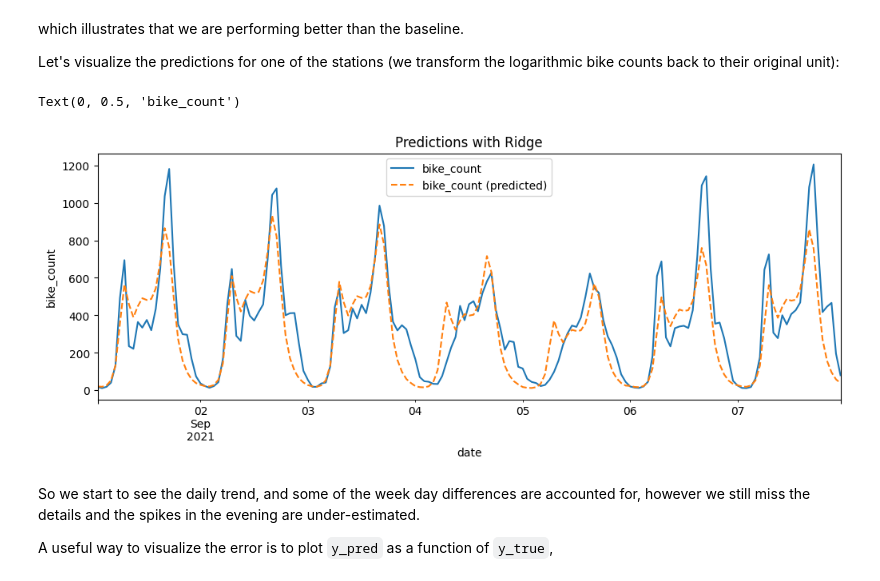
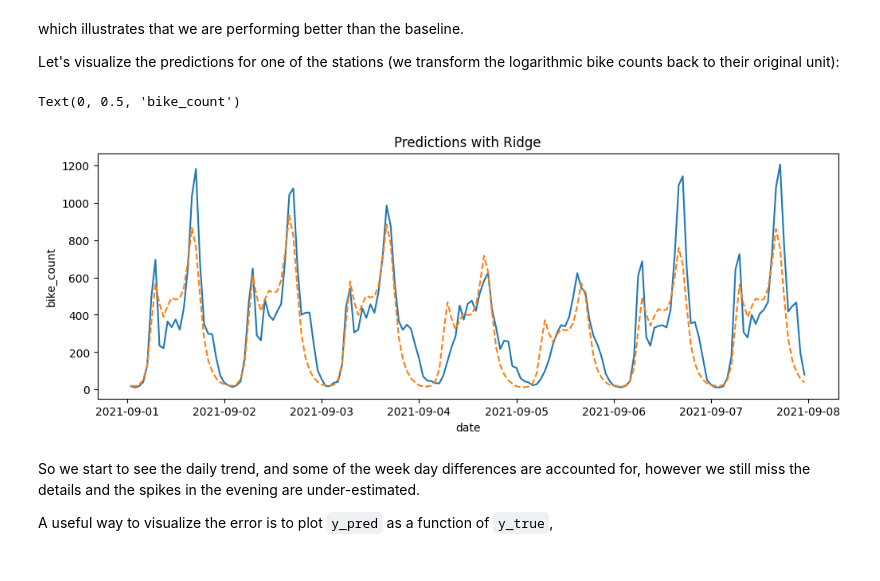
Before and after one commit to AuggyN/bike_counters, a Jupyter notebook: scripts/bike_counters_starting_kit.ipynb, the cells around one changed output. Drawn from its saved outputs; the diff is of its cells as text; code cells hidden in the pictures.

```diff
--- a/scripts/bike_counters_starting_kit.ipynb
+++ b/scripts/bike_counters_starting_kit.ipynb
@@ -424,13 +423,13 @@ df_viz["bike_count (predicted)"] = np.exp(pipe.predict(X_valid[mask])) - 1
 # %%
 fig, ax = plt.subplots(figsize=(12, 4))
 
-df_viz.plot(x="date", y="bike_count", ax=ax)
-df_viz.plot(x="date", y="bike_count (predicted)", ax=ax, ls="--")
+sns.lineplot(df_viz, x="date", y="bike_count", ax=ax)
+sns.lineplot(df_viz, x="date", y="bike_count (predicted)", ax=ax, ls="--")
 ax.set_title("Predictions with Ridge")
 ax.set_ylabel("bike_count")
 # %% [output]
 Text(0, 0.5, 'bike_count')
-[figure, old version]
+[figure, new version]
 # %% [markdown]
 So we start to see the daily trend, and some of the week day differences are accounted for, however we still miss the details and the spikes in the evening are under-estimated.
 
```
Also changed, not shown: parts of 28 cells of this notebook, 1 other file.
